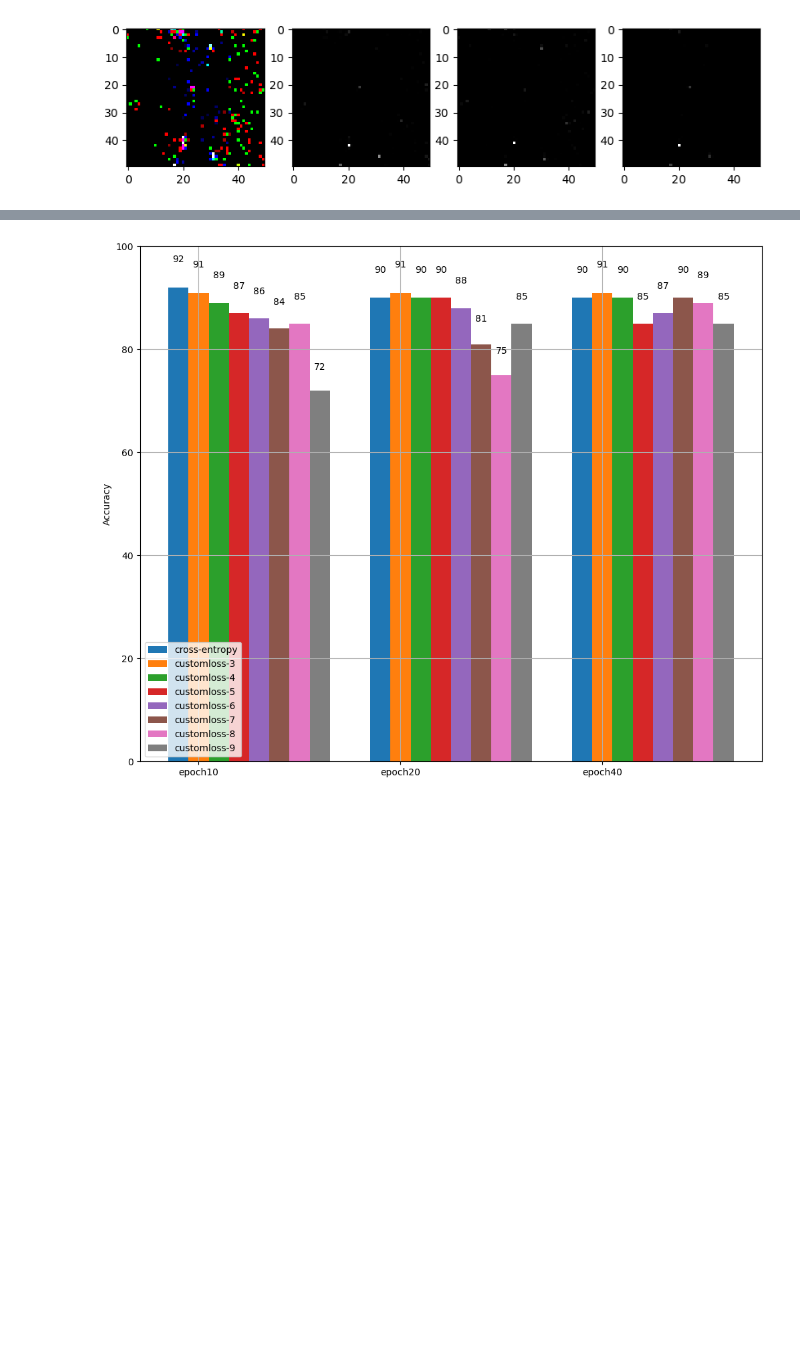
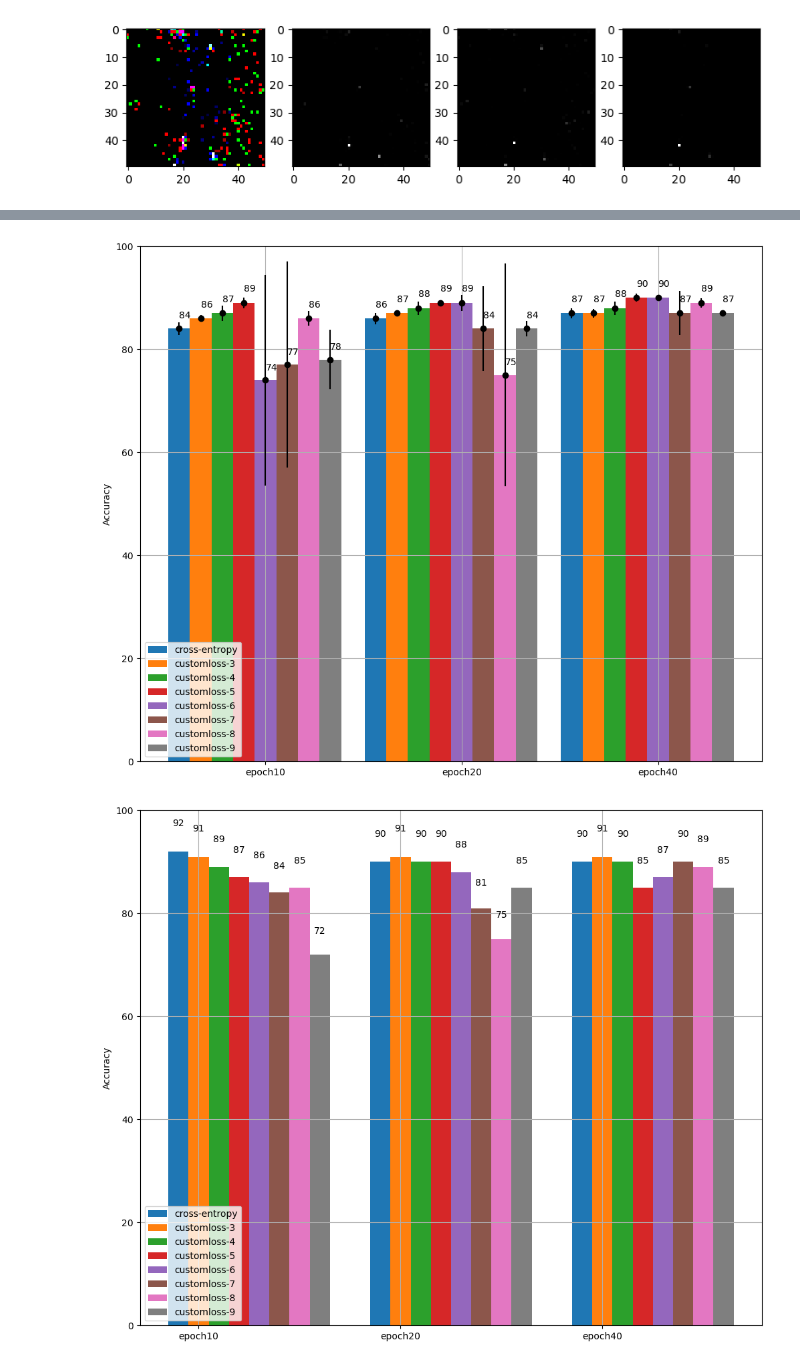
Before and after one commit to 591291-hvl/Bachelor, a Jupyter notebook: Code/notebooks/Tester/visualizer.ipynb, the cells around one changed output, grey strips where cells are left out. Cells and saved outputs as stored; diff of their text form; code cells hidden in the pictures; blank space fills up the shorter version.

```diff
--- a/Code/notebooks/Tester/visualizer.ipynb
+++ b/Code/notebooks/Tester/visualizer.ipynb
@@ -197,0 +149,79 @@ createMultiBarPlot(numbers, classes, axis, colors)
+# %%
+#CNN AVERAGE
+numbers = [
+    [84,86,87],
+    [86,87,87],
+    [87,88,88],
+    [89,89,90],
+    [74,89,90],
+    [77,84,87],
+    [86,75,89],
+    [78,84,87]
+]
+classes = ['cross-entropy', 'customloss-3', 'customloss-4', 'customloss-5', 'customloss-6', 'customloss-7', 'customloss-8', 'customloss-9']
+axis = ['epoch10', 'epoch20', 'epoch40']
+colors = ["#1f77b4", "#ff7f0e", "#2ca02c", "#d62728", "#9467bd", "#8c564b", "#e377c2", "#7f7f7f", "#bcbd22", "#17becf"]
+
+
+cnnAVG = [
+    [84,86,87],
+    [86,87,87],
+    [87,88,88],
+    [89,89,90],
+    [74,89,90],
+    [77,84,87],
+    [86,75,89],
+    [78,84,87]
+]
+
+cnn = [
+    [[84.2,82.8,85.2],[87.6,86.9,85.5],[86.7,88.7,87.7]],
+    [[85.4,86.5,86.1],[87.0,87.0,87.4],[86.6,87.4,88.1]],
+    [[87.8,85.3,88.1],[88.5,86.1,88.1],[88.6,88.2,86.1]],
+    [[90.0,88.3,89.9],[89.1,89.2,89.2],[89.3,90.5,89.1]],
+    [[82.4,50.6,89.0],[90.1,87.0,89.0],[89.5,89.7,90.6]],
+    [[54.1,88.8,88.6],[74.6,88.6,88.9],[88.3,81.8,89.9]],
+    [[86.1,85.9,83.5],[87.0,50.5,88.8],[89.3,90.0,88.2]],
+    [[73.9,75.2,84.5],[82.9,83.6,85.8],[87.7,88.2,87.5]]
+]
+
+def std(x):
+    avg = np.mean(x)
+    sigma = sum([(x_i - avg)**2 for x_i in x])
+    return np.sqrt(sigma/(len(x)-1)).round(1)
+
+std = [[std(x) for x in y] for y in cnn]
+print(std)
+
+def createMultiBarPlot(numbers, classes, axis, colors, std):
+
+    def autolabel(rects):
+        for rect in rects:
+            h = rect.get_height()
+            ax.text(0.03+ rect.get_x()+rect.get_width()/2., 1.02*h, '%d'%int(h),
+                    ha='center', va='bottom', fontsize=10)
+
+    N = 3
+    ind = np.arange(N)  # the x locations for the groups
+    width = 0.11       # the width of the bars
+
+    fig = plt.figure(figsize=(12,10))
+    ax = fig.add_subplot(111)
+    plt.grid()
+
+    bars = [ax.bar(ind+width*i, numbers[i], width, color=colors[i]) for i in range(len(numbers))]
+    for i in range(len(numbers)):
+        plt.errorbar(ind+width*i, numbers[i], yerr=std[i], fmt="o", color="#000000")
+    for bar in bars:
+        autolabel(bar)
+
+    ax.set_ylabel('Accuracy')
+    ax.set_xticks(ind+width*(len(numbers)//2))
+    ax.set_xticklabels(axis)
+    ax.legend(bars, classes, loc='lower left')
+    plt.ylim([0, 100])
+
+
+
+createMultiBarPlot(numbers, classes, axis, colors, std)
+# %% [output]
@@ -198,3 +229,4 @@ createMultiBarPlot(numbers, classes, axis, colors)
+[figure, added]
 # %%
 #RESNET34 AVERAGE
 numbers = [
```
Also changed, not shown: parts of 4 cells of this notebook.
